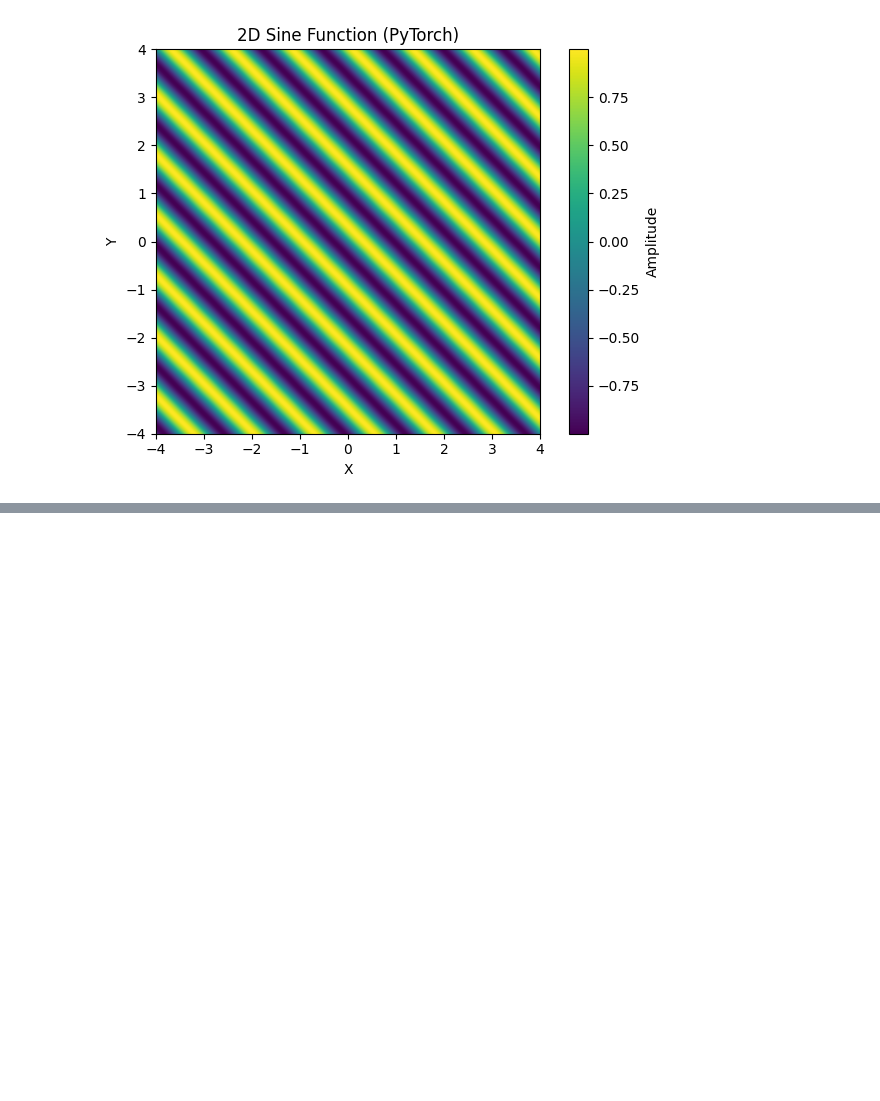
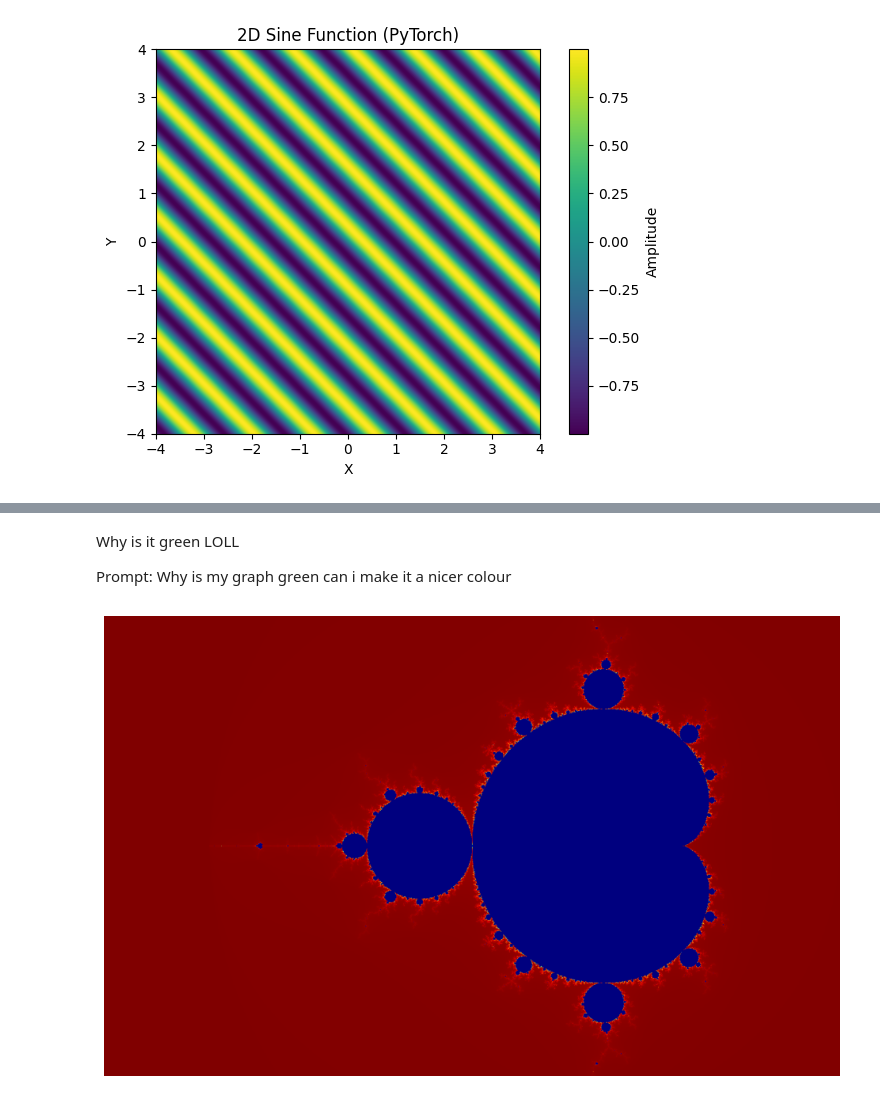
Before and after one commit to Thoemodachi/pattern-analysis-2025, a Jupyter notebook: a1.ipynb, the cells around one changed output, grey strips where cells are left out. Cells and saved outputs as stored; diff of their text form; code cells hidden in the pictures; blank space fills up the shorter version.

```diff
--- a/a1.ipynb
+++ b/a1.ipynb
@@ -88,0 +243,68 @@ plt.show()
+# %% [markdown]
+Why is it green LOLL
+
+Prompt: Why is my graph green can i make it a nicer colour
+# %%
+# Mandelbrot set with PyTorch on GPU (Jupyter-ready, single cell)
+import torch
+import matplotlib.pyplot as plt
+
+# Auto-select device
+if torch.cuda.is_available():
+    device = torch.device("cuda")
+elif hasattr(torch.backends, "mps") and torch.backends.mps.is_available():
+    device = torch.device("mps")
+else:
+    device = torch.device("cpu")
+
+@torch.no_grad()
+def mandelbrot(width=1024, height=768, centre=(-0.75, 0.0), scale=3.5, max_iter=500, escape_radius=4.0):
+    pixel_size = scale / width
+    x_min = centre[0] - scale / 2.0
+    y_min = centre[1] - (pixel_size * height) / 2.0
+
+    xs = torch.linspace(x_min, x_min + pixel_size * (width - 1), width, device=device)
+    ys = torch.linspace(y_min, y_min + pixel_size * (height - 1), height, device=device)
+
+    X, Y = torch.meshgrid(xs, ys, indexing='xy')
+    C = torch.complex(X, Y)
+    Z = torch.zeros_like(C)
+
+    counts = torch.zeros(C.shape, dtype=torch.int32, device=device)
+    mask = torch.ones(C.shape, dtype=torch.bool, device=device)
+
+    for i in range(1, max_iter + 1):
+        Z[mask] = Z[mask] * Z[mask] + C[mask]
+        mask_new = (Z.real * Z.real + Z.imag * Z.imag) <= escape_radius
+        counts[mask & ~mask_new] = i
+        mask = mask_new
+        if not mask.any():
+            break
+    counts[mask] = max_iter
+    return counts
+
+def colourise(counts, max_iter=500):
+    palette_size = 256
+    t = (counts.float() / max_iter).clamp(0, 1)
+    # Modified palette for more visually pleasing colours (inspired by "turbo")
+    r = torch.clamp(1.5 - torch.abs(4 * t - 1.0), 0, 1)
+    g = torch.clamp(1.5 - torch.abs(4 * t - 2.0), 0, 1)
+    b = torch.clamp(1.5 - torch.abs(4 * t - 3.0), 0, 1)
+    img = torch.stack([r, g, b], dim=-1)
+    return (img * 255).byte().cpu().numpy()
+
+# Parameters
+width, height = 1600, 1000
+centre_x, centre_y = -0.75, 0.0
+scale = 3.5
+max_iter = 1000
+
+counts = mandelbrot(width, height, (centre_x, centre_y), scale, max_iter)
+img = colourise(counts, max_iter)
+
+plt.figure(figsize=(12, 8))
+plt.imshow(img)
+plt.axis('off')
+plt.show()
+# %% [output]
+[figure, added]
```
Also changed, not shown: parts of 13 cells of this notebook.
